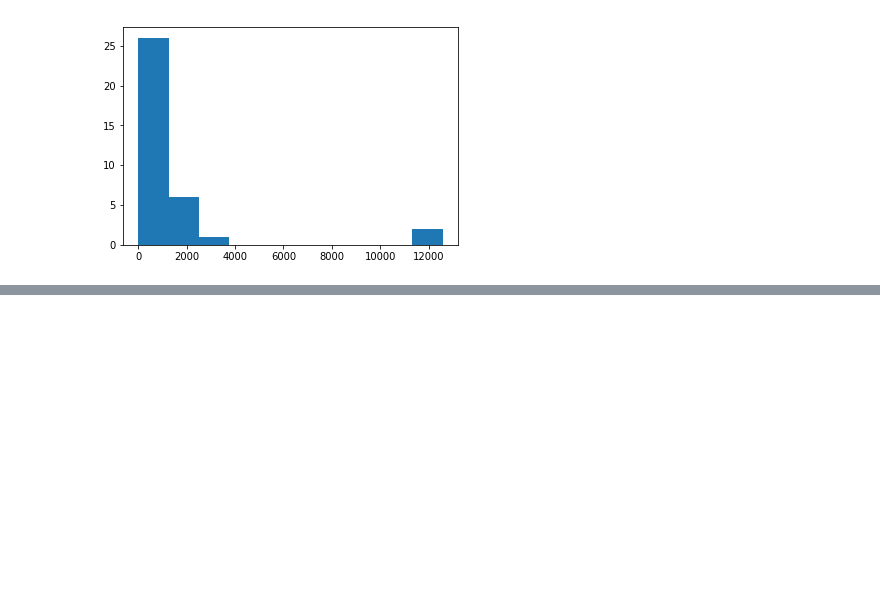
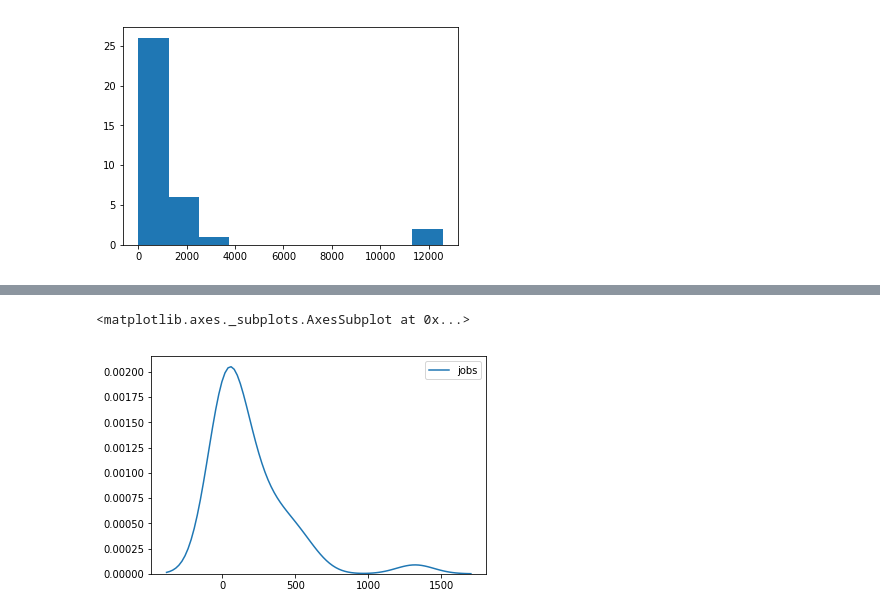
Before and after one commit to ctb/2018-ggg-jetstream-usage, a Jupyter notebook: jetstream-analysis.ipynb, the cells around one changed output, grey strips where cells are left out. Cells and saved outputs as stored; diff of their text form; code cells hidden in the pictures; blank space fills up the shorter version.

```diff
--- a/jetstream-analysis.ipynb
+++ b/jetstream-analysis.ipynb
@@ -57,0 +137,5 @@ pyplot.hist(usage.sus_charged)
+# %%
+seaborn.kdeplot(usage.jobs)
+# %% [output]
+<matplotlib.axes._subplots.AxesSubplot at 0x...>
+[figure, added]
```
Also changed, not shown: parts of 10 cells of this notebook.
